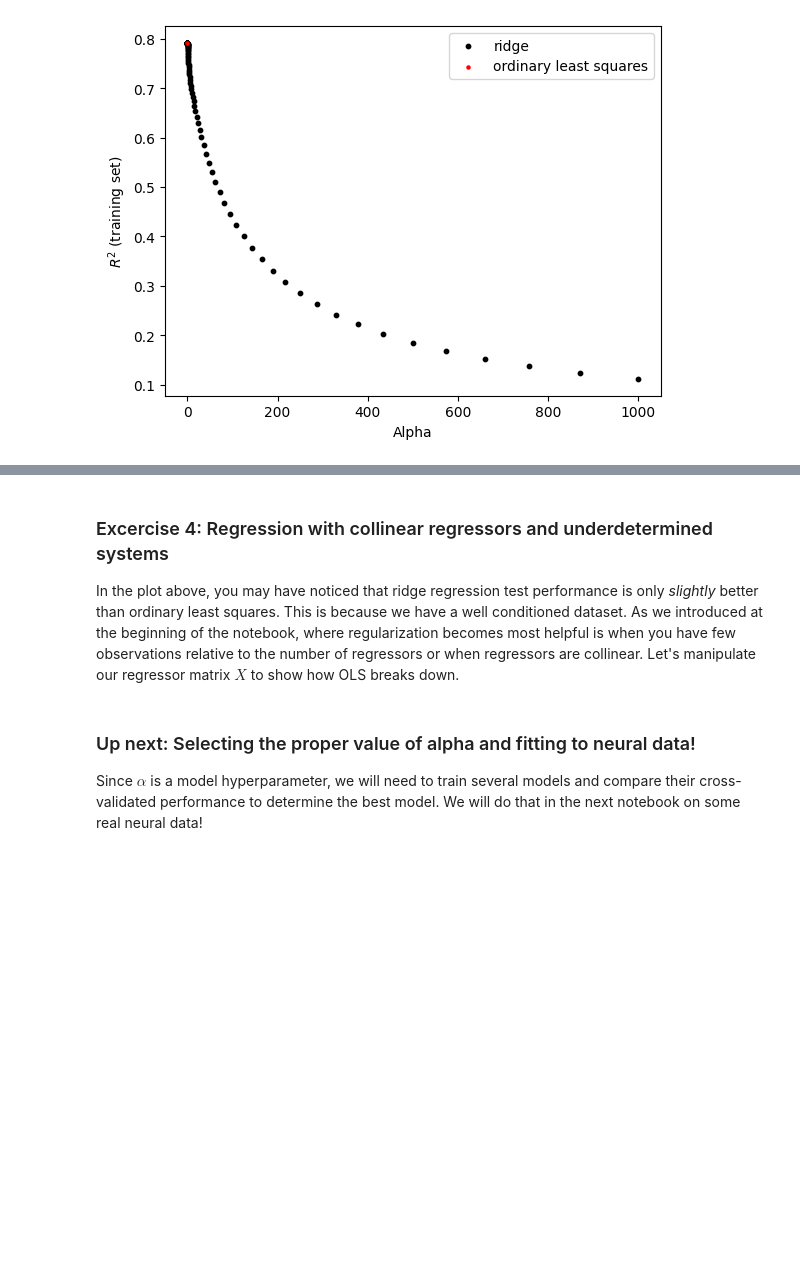
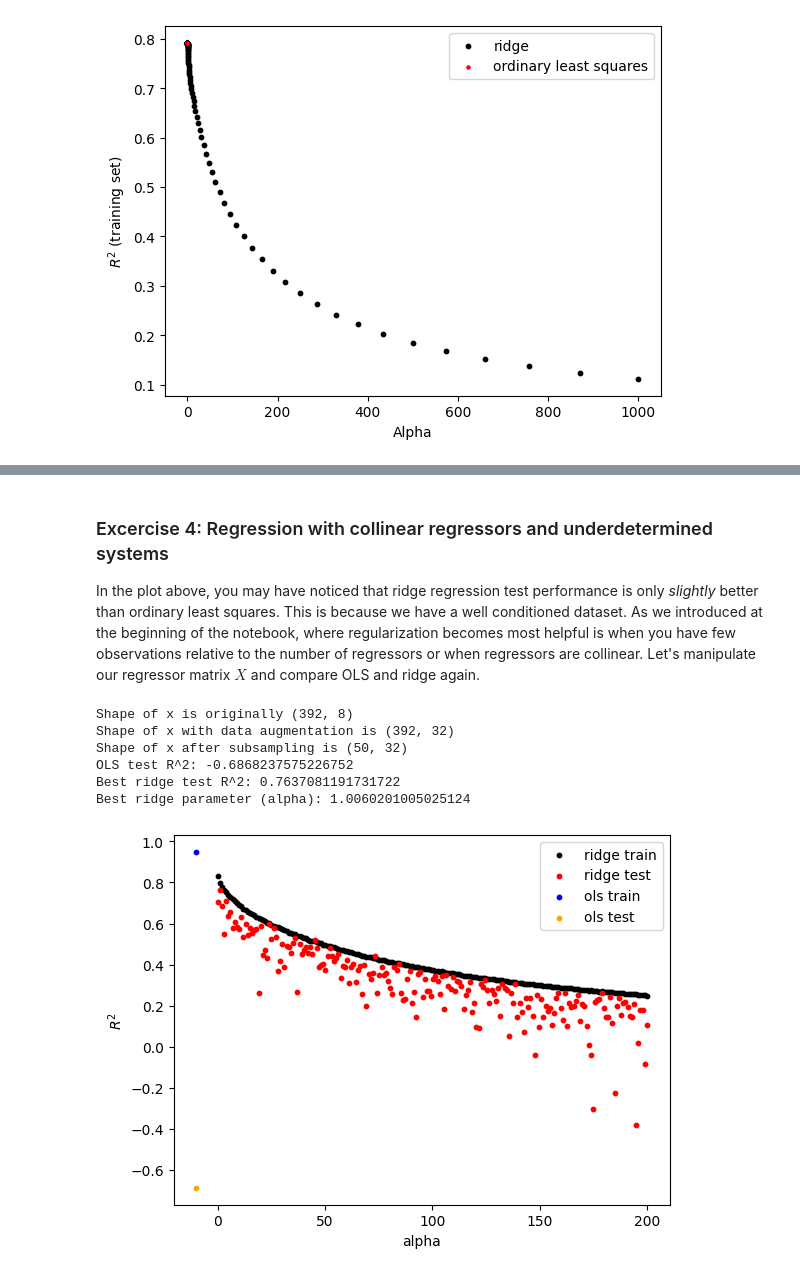
Before and after one commit to churchlandlab/DataSAI_summer_school, a Jupyter notebook: 1_Ridge_Regression.ipynb, the cells around one changed output, grey strips where cells are left out. Saved outputs shown, nothing was run; the diff lists cells and outputs as text; code cells hidden in the pictures; blank space fills up the shorter version.

Commit message:
collinear matrix example

```diff
--- a/1_Ridge_Regression.ipynb
+++ b/1_Ridge_Regression.ipynb
@@ -212,4 +216,4 @@ Best ridge test performance: 0.7847712196319583
 # %% [markdown]
 ### Excercise 4: Regression with collinear regressors and underdetermined systems
 
-In the plot above, you may have noticed that ridge regression test performance is only *slightly* better than ordinary least squares. This is because we have a well conditioned dataset. As we introduced at the beginning of the notebook, where regularization becomes most helpful is when you have few observations relative to the number of regressors or when regressors are collinear. Let's manipulate our regressor matrix $X$ to show how OLS breaks down.
+In the plot above, you may have noticed that ridge regression test performance is only *slightly* better than ordinary least squares. This is because we have a well conditioned dataset. As we introduced at the beginning of the notebook, where regularization becomes most helpful is when you have few observations relative to the number of regressors or when regressors are collinear. Let's manipulate our regressor matrix $X$ and compare OLS and ridge again.
@@ -222,3 +220,49 @@ x_collinear = np.hstack((x,random_offset))
-# %% [markdown]
-### Up next: Selecting the proper value of alpha and fitting to neural data!
-Since $\alpha$ is a model hyperparameter, we will need to train several models and compare their cross-validated performance to determine the best model. We will do that in the next notebook on some real neural data!
+# %%
+# augment matrix x with noisy versions of itself
+random_offset = x + np.random.normal(scale=1e-5, size=x.shape) # same as x but with small random differences
+random_offset_2 = x + np.random.normal(scale=1e-3, size=x.shape)
+random_offset_3 = x + np.random.normal(scale=1e-7, size=x.shape)
+x_augmented = np.hstack((x, random_offset, random_offset_2, random_offset_3)) # add columns to x that are nearly identical. This is an "ill-conditioned" matrix but still full rank.
+
+#x_augmented = np.hstack((x, x)) # This matrix exhibits multicollinearity (it is not full rank). Uncomment and see how OLS vs ridge handle this.
+x_augmented = x_augmented / np.max(x_augmented, axis=0)
+
+print(f'Shape of x is originally {x.shape}')
+print(f'Shape of x with data augmentation is {x_augmented.shape}')
+
+# now let's subsample x so that the number of observations is closer to the number of regressors
+N_SUBSAMPLE = 50 #The number of observations to randomly grab
+
+subsample_indices = np.random.choice(x_augmented.shape[0], N_SUBSAMPLE, replace=False)
+x_subsample = x_augmented[subsample_indices,:]
+y_subsample = y[subsample_indices]
+print(f'Shape of x after subsampling is {x_subsample.shape}')
+
+ALPHAS = np.linspace(.001,200, 200)
+train_scores, test_scores = [],[]
+for alpha in ALPHAS:
+    train_r2, test_r2 = k_fold_crossval(x_subsample, y_subsample, N_FOLDS, r_squared_score, ridge_solver, alpha=alpha)
+    test_scores.append(test_r2)
+    train_scores.append(train_r2)
+
+ols_train_r2, ols_test_r2 = k_fold_crossval(x_subsample, y_subsample, N_FOLDS, r_squared_score, ols_solver)
+
+plt.scatter(ALPHAS, train_scores, s=10, color='black',label='ridge train')
+plt.scatter(ALPHAS, test_scores, s=10, color='red',label='ridge test')
+plt.scatter(-10, ols_train_r2, s=10, color='blue',label='ols train')
+plt.scatter(-10, ols_test_r2, s=10, color='orange',label='ols test')
+plt.legend()
+plt.xlabel('alpha')
+plt.ylabel('$R^2$')
+
+print(f'OLS test R^2: {ols_test_r2}')
+print(f'Best ridge test R^2: {np.max(test_scores)}')
+print(f'Best ridge parameter (alpha): {ALPHAS[np.argmax(test_scores)]}')
+# %% [output]
+Shape of x is originally (392, 8)
+Shape of x with data augmentation is (392, 32)
+Shape of x after subsampling is (50, 32)
+OLS test R^2: -0.6868237575226752
+Best ridge test R^2: 0.7637081191731722
+Best ridge parameter (alpha): 1.0060201005025124
+[figure, added]
```
Also changed, not shown: parts of 7 cells of this notebook.
